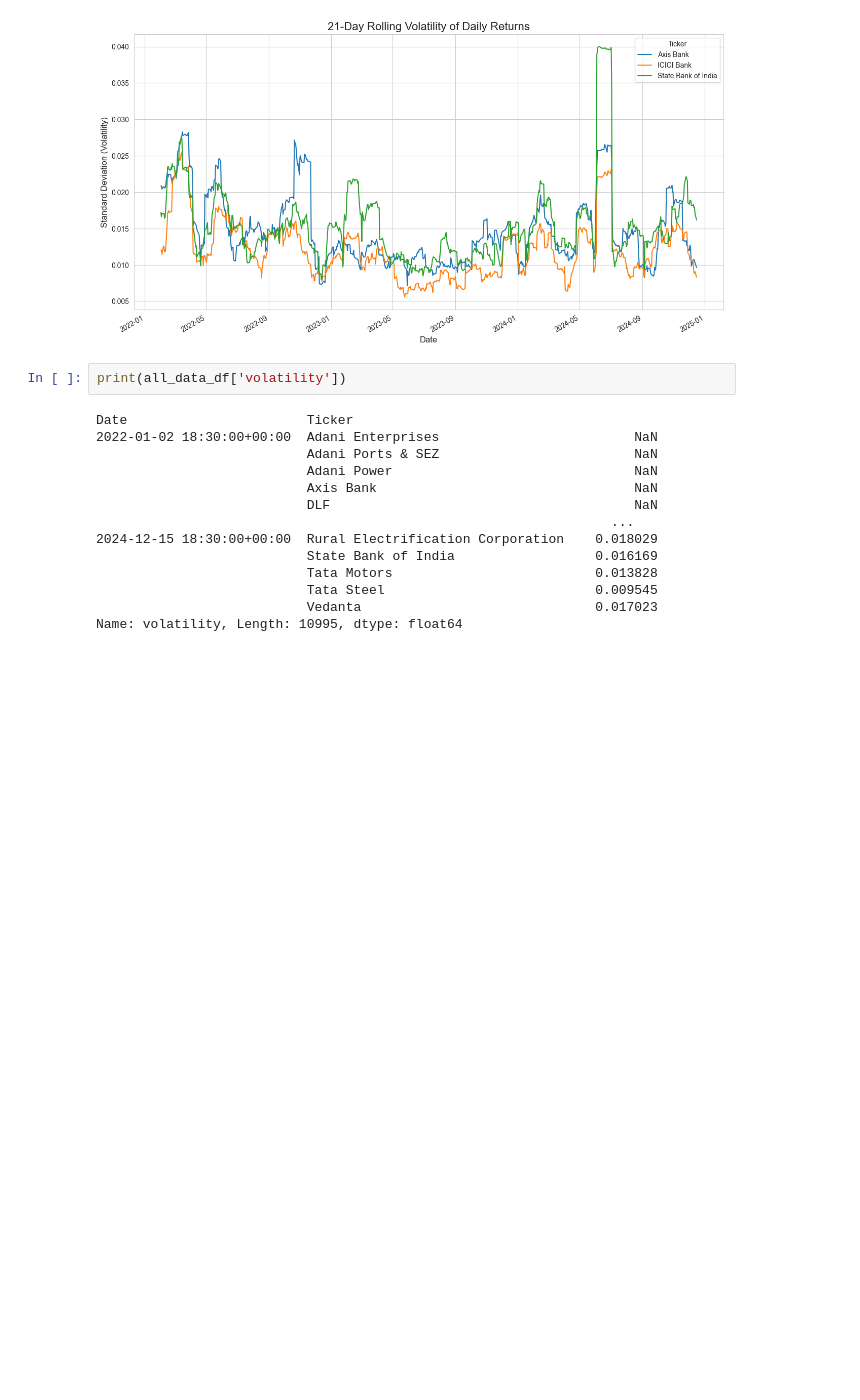
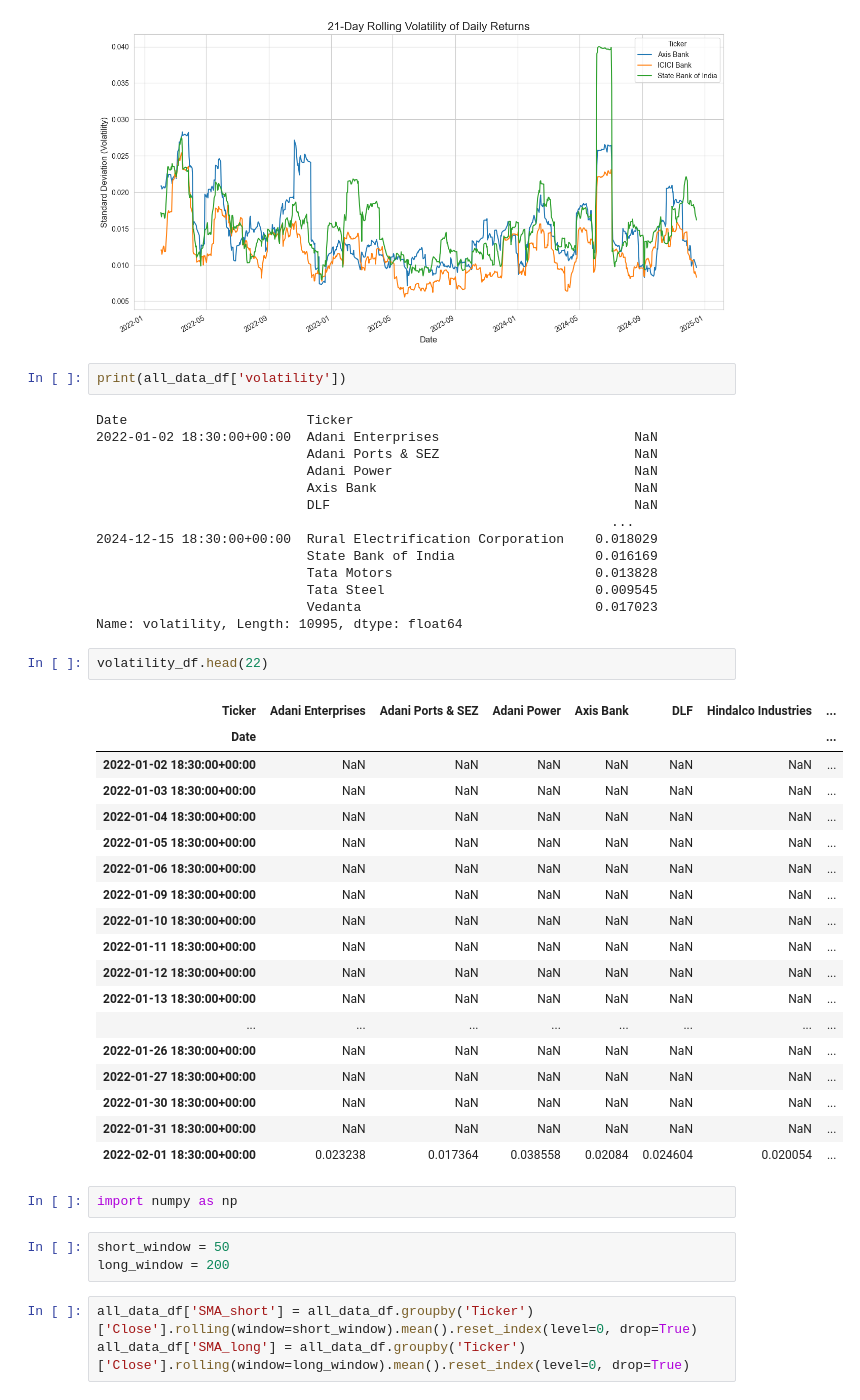
Before and after one commit to gitKrishh/StockSense, a Jupyter notebook: notebooks/01_data_exploration.ipynb, the cells around one changed output. Drawn from its saved outputs; the diff is of its cells as text; blank space fills up the shorter version.

```diff
--- a/notebooks/01_data_exploration.ipynb
+++ b/notebooks/01_data_exploration.ipynb
@@ -129,3 +129,32 @@ Date                       Ticker
                            Tata Steel                           0.009545
                            Vedanta                              0.017023
 Name: volatility, Length: 10995, dtype: float64
+# %%
+volatility_df.head(22)
+# %% [output]
+| Ticker | Adani Enterprises | Adani Ports & SEZ | Adani Power | Axis Bank | DLF | Hindalco Industries | ... |
+| Date |  |  |  |  |  |  | ... |
+| 2022-01-02 18:30:00+00:00 | NaN | NaN | NaN | NaN | NaN | NaN | ... |
+| 2022-01-03 18:30:00+00:00 | NaN | NaN | NaN | NaN | NaN | NaN | ... |
+| 2022-01-04 18:30:00+00:00 | NaN | NaN | NaN | NaN | NaN | NaN | ... |
+| 2022-01-05 18:30:00+00:00 | NaN | NaN | NaN | NaN | NaN | NaN | ... |
+| 2022-01-06 18:30:00+00:00 | NaN | NaN | NaN | NaN | NaN | NaN | ... |
+| 2022-01-09 18:30:00+00:00 | NaN | NaN | NaN | NaN | NaN | NaN | ... |
+| 2022-01-10 18:30:00+00:00 | NaN | NaN | NaN | NaN | NaN | NaN | ... |
+| 2022-01-11 18:30:00+00:00 | NaN | NaN | NaN | NaN | NaN | NaN | ... |
+| 2022-01-12 18:30:00+00:00 | NaN | NaN | NaN | NaN | NaN | NaN | ... |
+| 2022-01-13 18:30:00+00:00 | NaN | NaN | NaN | NaN | NaN | NaN | ... |
+| ... | ... | ... | ... | ... | ... | ... | ... |
+| 2022-01-26 18:30:00+00:00 | NaN | NaN | NaN | NaN | NaN | NaN | ... |
+| 2022-01-27 18:30:00+00:00 | NaN | NaN | NaN | NaN | NaN | NaN | ... |
+| 2022-01-30 18:30:00+00:00 | NaN | NaN | NaN | NaN | NaN | NaN | ... |
+| 2022-01-31 18:30:00+00:00 | NaN | NaN | NaN | NaN | NaN | NaN | ... |
+| 2022-02-01 18:30:00+00:00 | 0.023238 | 0.017364 | 0.038558 | 0.02084 | 0.024604 | 0.020054 | ... |
+# %%
+import numpy as np
+# %%
+short_window = 50
+long_window = 200
+# %%
+all_data_df['SMA_short'] = all_data_df.groupby('Ticker')['Close'].rolling(window=short_window).mean().reset_index(level=0, drop=True)
+all_data_df['SMA_long'] = all_data_df.groupby('Ticker')['Close'].rolling(window=long_window).mean().reset_index(level=0, drop=True)
```
Also changed, not shown: parts of 4 cells of this notebook.
